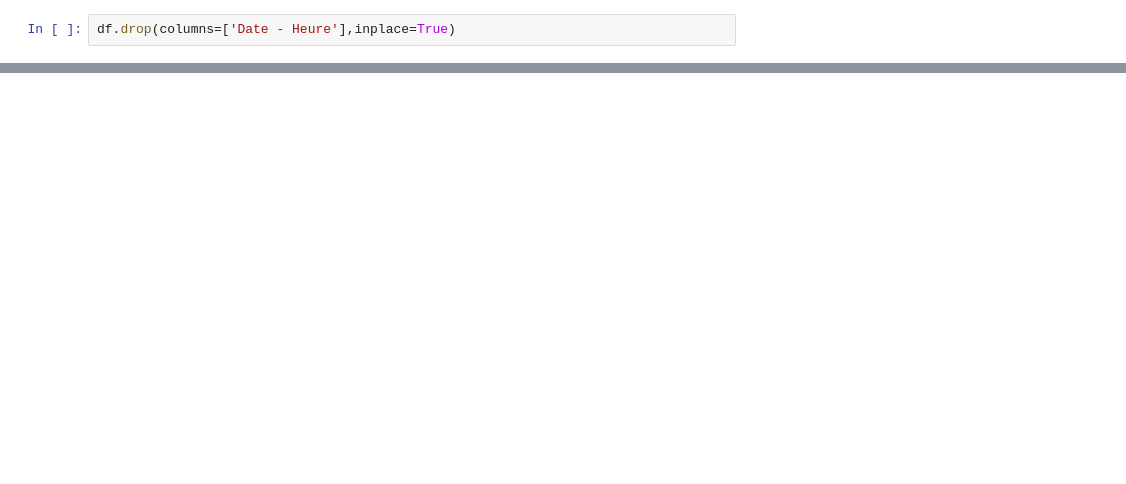
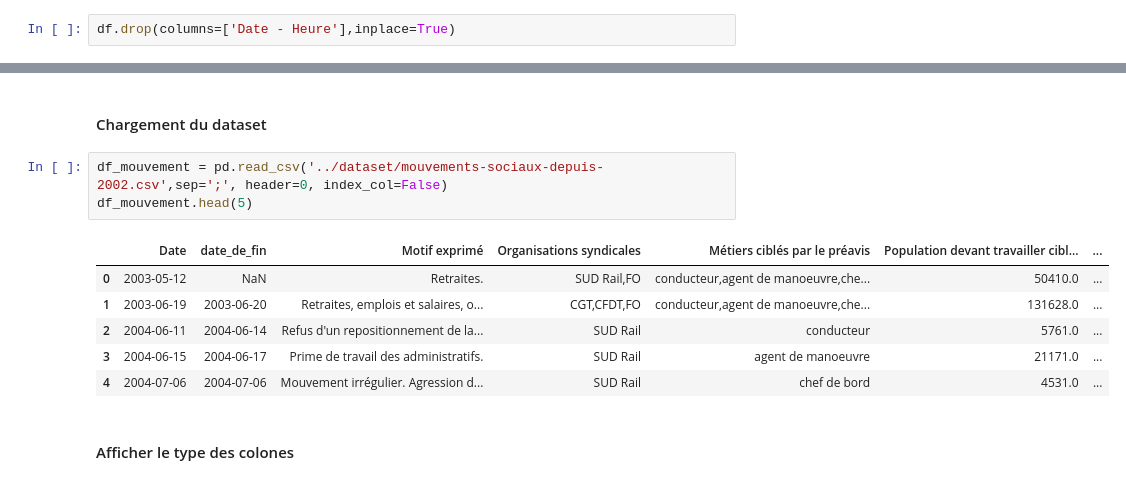
Before and after one commit to keagnon/energy-consumption-analysis, a Jupyter notebook: Notebook/EDA.ipynb, the cells around one changed output, grey strips where cells are left out. Cells and saved outputs as stored; diff of their text form; blank space fills up the shorter version.

```diff
--- a/Notebook/EDA.ipynb
+++ b/Notebook/EDA.ipynb
@@ -325,0 +398,14 @@ for month in months:
+# %% [markdown]
+#### Chargement du dataset
+# %%
+df_mouvement = pd.read_csv('../dataset/mouvements-sociaux-depuis-2002.csv',sep=';', header=0, index_col=False)
+df_mouvement.head(5)
+# %% [output]
+|  | Date | date_de_fin | Motif exprimé | Organisations syndicales | Métiers ciblés par le préavis | Population devant travailler cibl... | ... |
+| 0 | 2003-05-12 | NaN | Retraites. | SUD Rail,FO | conducteur,agent de manoeuvre,che... | 50410.0 | ... |
+| 1 | 2003-06-19 | 2003-06-20 | Retraites, emplois et salaires, o... | CGT,CFDT,FO | conducteur,agent de manoeuvre,che... | 131628.0 | ... |
+| 2 | 2004-06-11 | 2004-06-14 | Refus d'un repositionnement de la... | SUD Rail | conducteur | 5761.0 | ... |
+| 3 | 2004-06-15 | 2004-06-17 | Prime de travail des administratifs. | SUD Rail | agent de manoeuvre | 21171.0 | ... |
+| 4 | 2004-07-06 | 2004-07-06 | Mouvement irrégulier. Agression d... | SUD Rail | chef de bord | 4531.0 | ... |
+# %% [markdown]
+#### Afficher le type des colones
```
Also changed, not shown: parts of 68 cells of this notebook, 11 other files.
